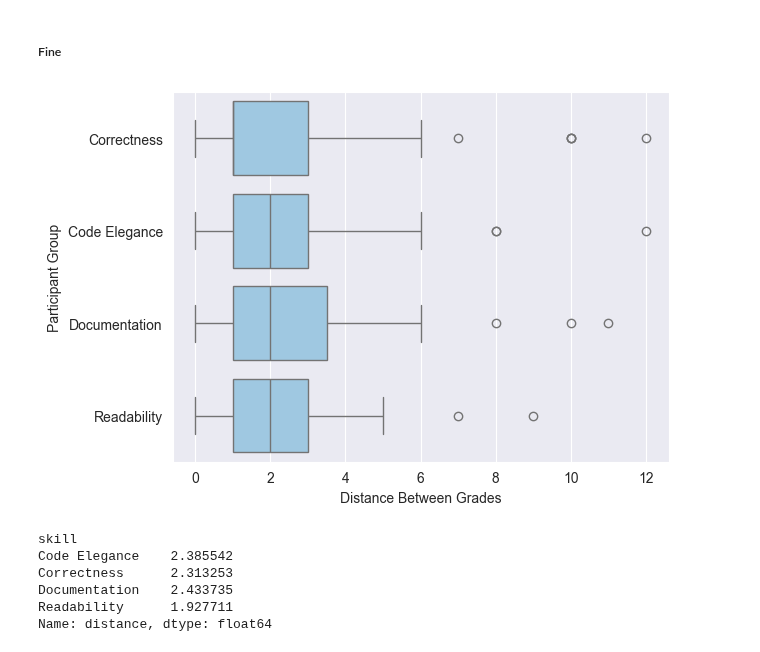
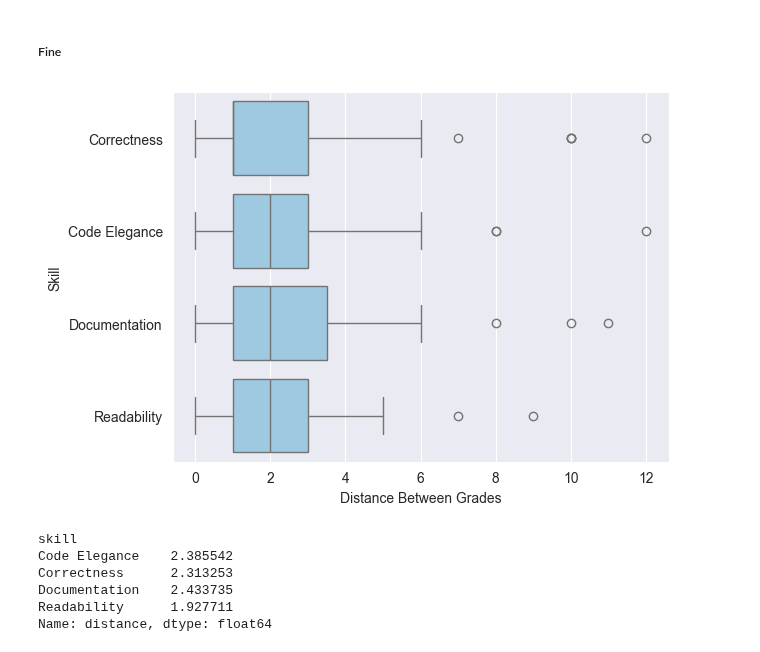
Before and after one commit to m-messer/Consistency_In_Grading_Analysis, a Jupyter notebook: grades_analysis.ipynb, the cells around one changed output. Cells and saved outputs as stored; diff of their text form; code cells hidden in the pictures.

```diff
--- a/grades_analysis.ipynb
+++ b/grades_analysis.ipynb
@@ -406,10 +406,10 @@ def get_distance_df(df, grade_col):
 # %%
 fine_dist_df = get_distance_df(grade_df, 'grade').sort_values(by='group')
 g = sns.boxplot(fine_dist_df, y='skill', x='distance', color=blue)
-g.set(xlabel='Distance Between Grades', ylabel='Participant Group')
+g.set(xlabel='Distance Between Grades', ylabel='Skill')
 g.get_figure().savefig('plots/fine_grade_distance.pdf', bbox_inches='tight')
 # %% [output]
-[figure, old version]
+[figure, new version]
 # %%
 fine_dist_df.groupby('skill')['distance'].mean()
 # %% [output]
```
Also changed, not shown: parts of 3 cells of this notebook.
